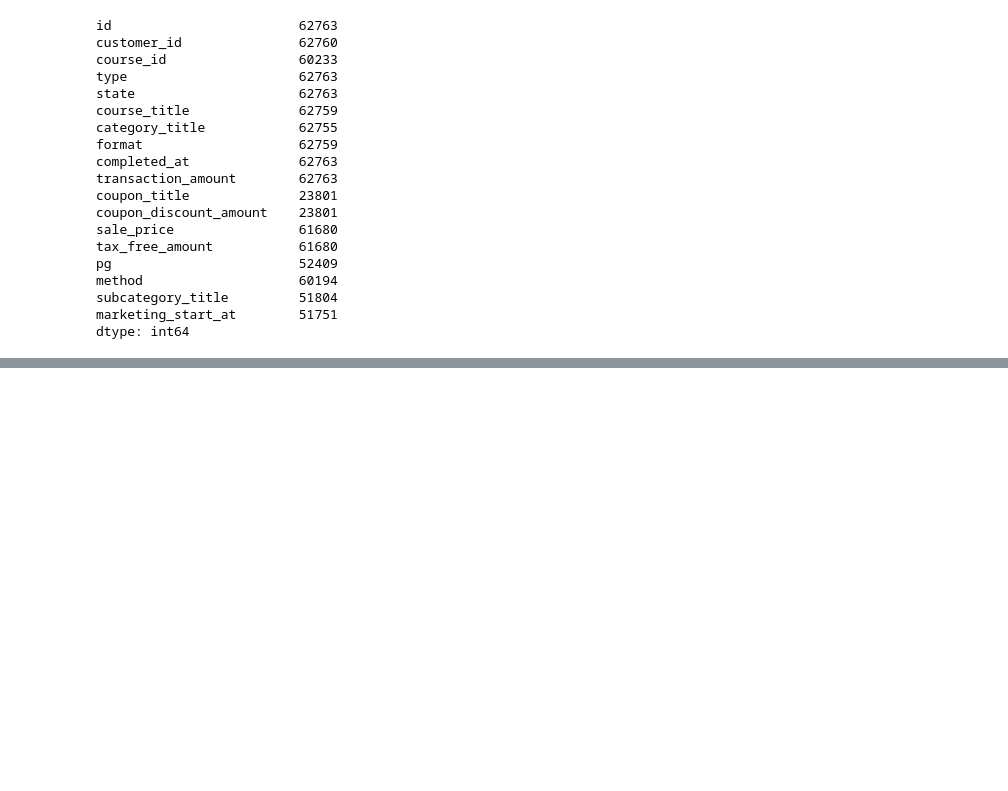
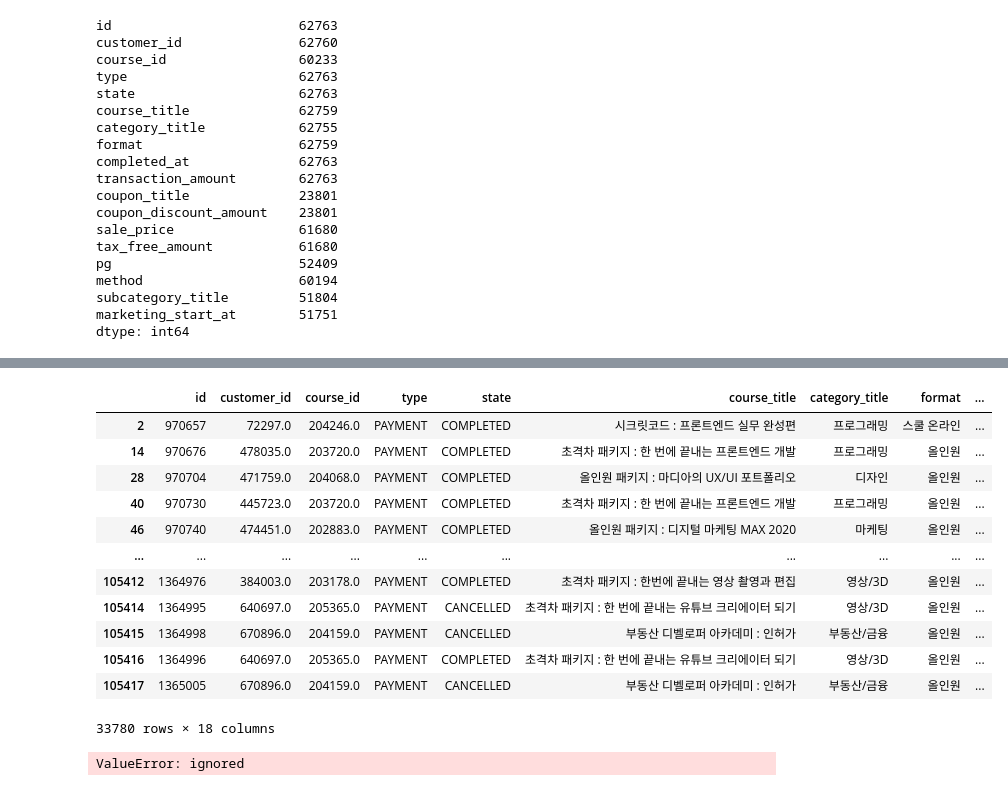
Before and after one commit to y001003/yeardream, a Jupyter notebook: project/fast_campus_eda.ipynb, the cells around one changed output, grey strips where cells are left out. Cells and saved outputs as stored; diff of their text form; code cells hidden in the pictures; blank space fills up the shorter version.

```diff
--- a/project/fast_campus_eda.ipynb
+++ b/project/fast_campus_eda.ipynb
@@ -293,0 +337,21 @@ dtype: int64
+# %%
+# 중복되는 customer_id 존재
+df_new[df_new.duplicated('customer_id',keep=False)]
+# %% [output]
+|  | id | customer_id | course_id | type | state | course_title | category_title | format | ... |
+| 2 | 970657 | 72297.0 | 204246.0 | PAYMENT | COMPLETED | 시크릿코드 : 프론트엔드 실무 완성편 | 프로그래밍 | 스쿨 온라인 | ... |
+| 14 | 970676 | 478035.0 | 203720.0 | PAYMENT | COMPLETED | 초격차 패키지 : 한 번에 끝내는 프론트엔드 개발 | 프로그래밍 | 올인원 | ... |
+| 28 | 970704 | 471759.0 | 204068.0 | PAYMENT | COMPLETED | 올인원 패키지 : 마디아의 UX/UI 포트폴리오 | 디자인 | 올인원 | ... |
+| 40 | 970730 | 445723.0 | 203720.0 | PAYMENT | COMPLETED | 초격차 패키지 : 한 번에 끝내는 프론트엔드 개발 | 프로그래밍 | 올인원 | ... |
+| 46 | 970740 | 474451.0 | 202883.0 | PAYMENT | COMPLETED | 올인원 패키지 : 디지털 마케팅 MAX 2020 | 마케팅 | 올인원 | ... |
+| ... | ... | ... | ... | ... | ... | ... | ... | ... | ... |
+| 105412 | 1364976 | 384003.0 | 203178.0 | PAYMENT | COMPLETED | 초격차 패키지 : 한번에 끝내는 영상 촬영과 편집 | 영상/3D | 올인원 | ... |
+| 105414 | 1364995 | 640697.0 | 205365.0 | PAYMENT | CANCELLED | 초격차 패키지 : 한 번에 끝내는 유튜브 크리에이터 되기 | 영상/3D | 올인원 | ... |
+| 105415 | 1364998 | 670896.0 | 204159.0 | PAYMENT | CANCELLED | 부동산 디벨로퍼 아카데미 : 인허가 | 부동산/금융 | 올인원 | ... |
+| 105416 | 1364996 | 640697.0 | 205365.0 | PAYMENT | COMPLETED | 초격차 패키지 : 한 번에 끝내는 유튜브 크리에이터 되기 | 영상/3D | 올인원 | ... |
+| 105417 | 1365005 | 670896.0 | 204159.0 | PAYMENT | CANCELLED | 부동산 디벨로퍼 아카데미 : 인허가 | 부동산/금융 | 올인원 | ... |
+33780 rows × 18 columns
+# %%
+df_new['state'] in ['COMPLETED','CANCELLED']
+# %% [output]
+ValueError: ignored
```
Also changed, not shown: parts of 18 cells of this notebook.
